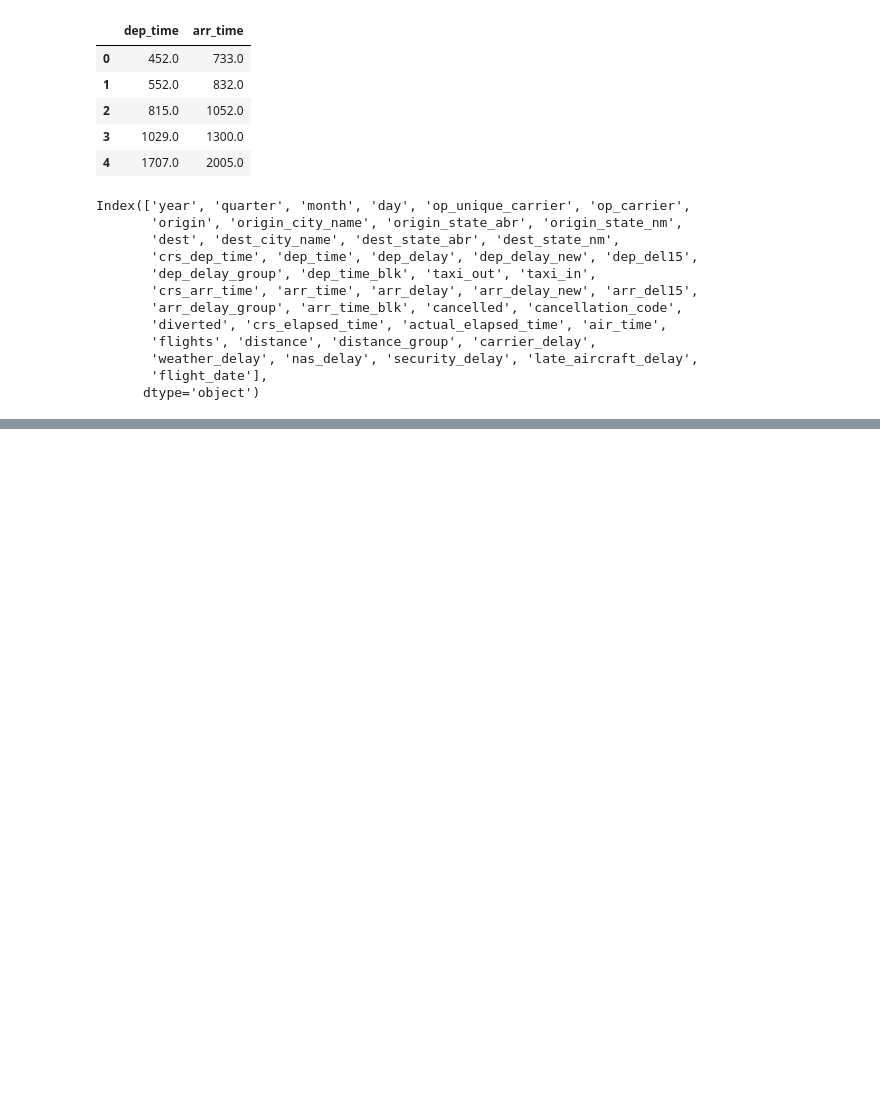
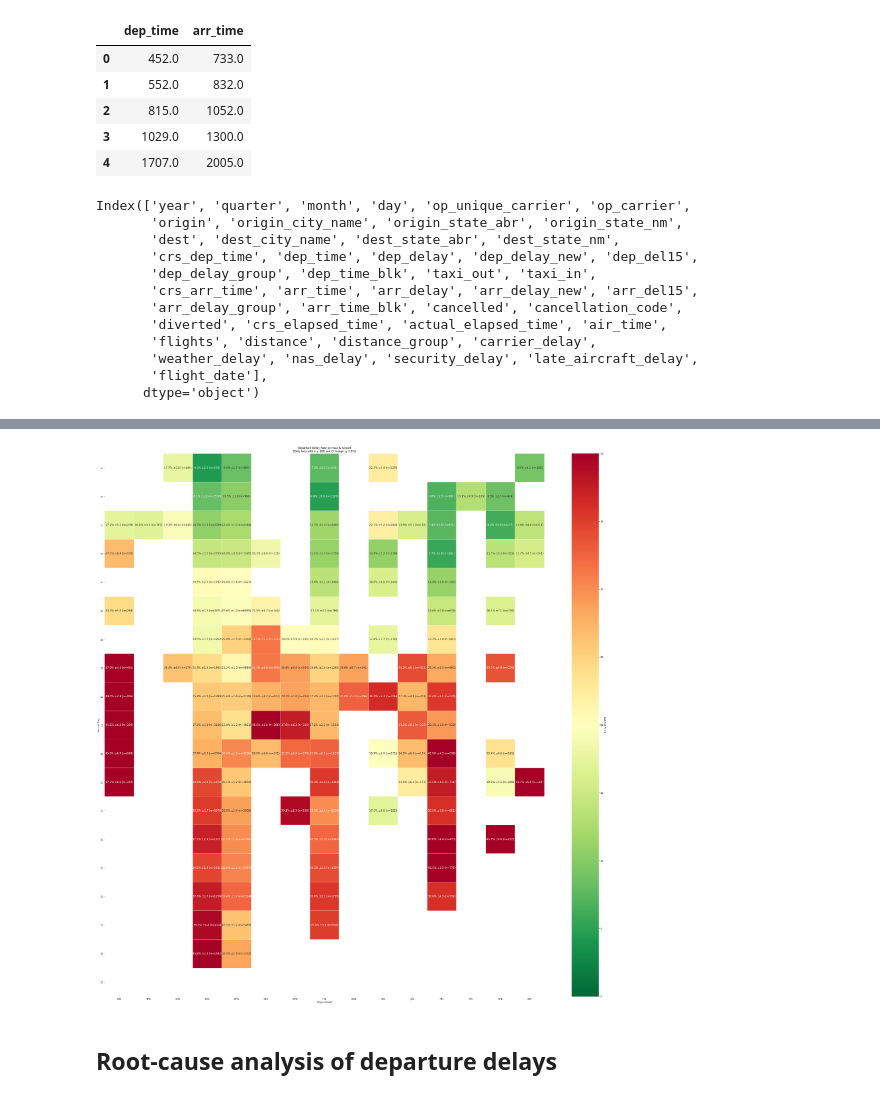
Before and after one commit to Sidhartht1607/flight-delay-risk-system, a Jupyter notebook: flight_data_set.ipynb, the cells around one changed output, grey strips where cells are left out. Drawn from its saved outputs; the diff is of its cells as text; code cells hidden in the pictures; blank space fills up the shorter version.

```diff
--- a/flight_data_set.ipynb
+++ b/flight_data_set.ipynb
@@ -603,0 +750,2 @@ plt.show()
+# %%
+df_operation['hour'] = (df_operation['crs_dep_time'] // 100).astype(int)
@@ -603,0 +807,17 @@ plt.show()
+# %%
+# 1) Values – set delay_rate to NaN where invalid so heatmap blanks them
+grp_for_values = grp.copy()
+
+grp_for_values.loc[~grp_for_values['valid'], 'delay_rate'] = np.nan
+
+pivot_values = grp_for_values.pivot(index='hour', columns='origin', values='delay_rate')
+
+# 2) Labels – show CI + n only if valid, else empty
+def make_label(row):
+    if not row['valid']:
+        return ""
+    return f"{row['delay_rate']:.1f}% ±{row['margin']:.1f} (n={int(row['n'])})"
+
+grp['label'] = grp.apply(make_label, axis=1)
+
+pivot_labels = grp.pivot(index='hour', columns='origin', values='label')
@@ -603,0 +844,30 @@ plt.show()
+# %%
+import seaborn as sns
+import matplotlib.pyplot as plt
+
+plt.figure(figsize=(35, 35))
+
+sns.heatmap(
+    pivot_values,
+    cmap="RdYlGn_r",      # green low → red high
+    vmin=0,
+    vmax=40,              # adjust if you have higher rates
+    linewidths=0.5,
+    annot=pivot_labels,
+    fmt="",               # don't auto-format our labels
+    cbar_kws={'label': 'Delay rate (%)'},
+    annot_kws={"size": 12}
+)
+
+plt.title(
+    "Departure Delay Rate by Hour & Airport\n"
+    f"(Only bins with n ≥ {min_n} and CI margin ≤ {max_margin}%)"
+)
+plt.xlabel("Origin Airport")
+plt.ylabel("Hour of Day")
+plt.tight_layout()
+plt.show()
+# %% [output]
+[figure, added]
+# %% [markdown]
+## Root-cause analysis of departure delays
```
Also changed, not shown: parts of 45 cells of this notebook.
